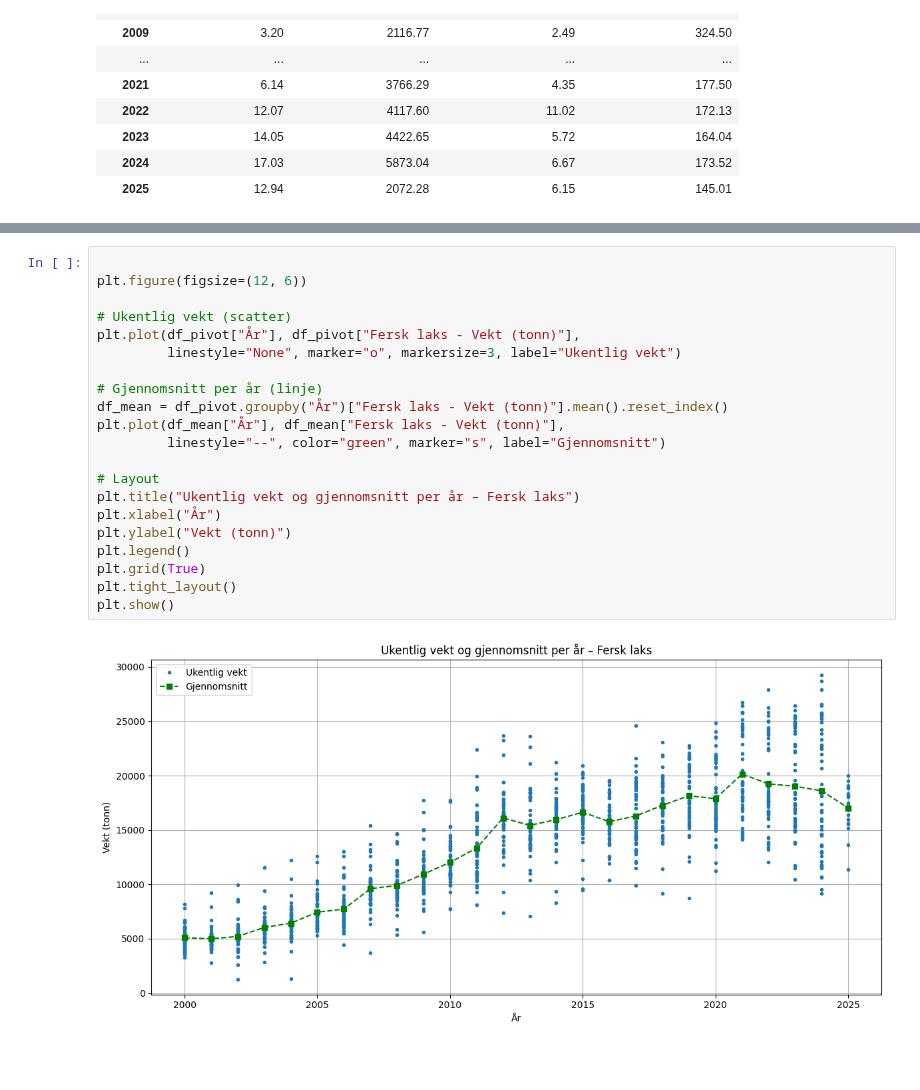
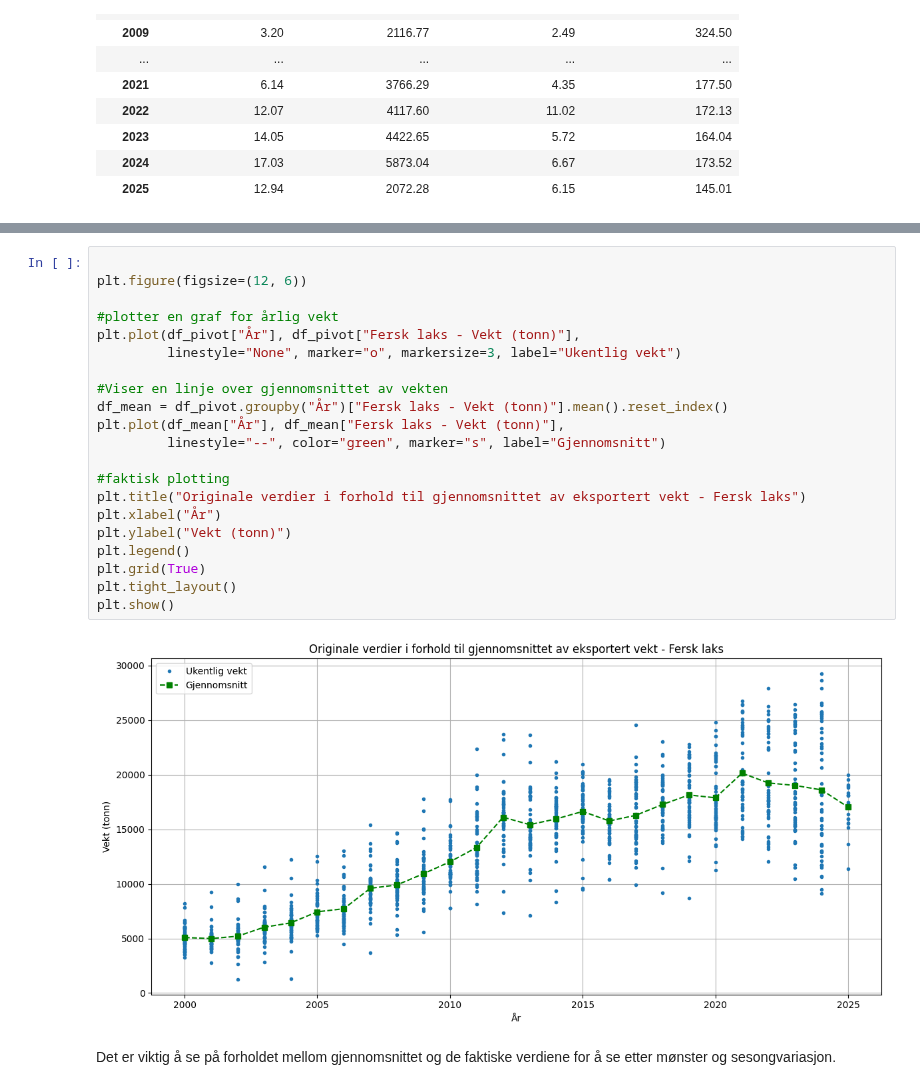
Before and after one commit to selmabn628/prosjekt-programmering, a Jupyter notebook: notebooks/Oppgave 4/Statistisk_dataanalyse_.ipynb, the cells around one changed output, grey strips where cells are left out. Saved outputs shown, nothing was run; the diff lists cells and outputs as text; blank space fills up the shorter version.

```diff
--- a/notebooks/Oppgave 4/Statistisk_dataanalyse_.ipynb
+++ b/notebooks/Oppgave 4/Statistisk_dataanalyse_.ipynb
@@ -442,23 +357,25 @@ if df_pivot is not None:
 # %%
 
 plt.figure(figsize=(12, 6))
 
-# Ukentlig vekt (scatter)
+#plotter en graf for årlig vekt
 plt.plot(df_pivot["År"], df_pivot["Fersk laks - Vekt (tonn)"],
          linestyle="None", marker="o", markersize=3, label="Ukentlig vekt")
 
-# Gjennomsnitt per år (linje)
+#Viser en linje over gjennomsnittet av vekten
 df_mean = df_pivot.groupby("År")["Fersk laks - Vekt (tonn)"].mean().reset_index()
 plt.plot(df_mean["År"], df_mean["Fersk laks - Vekt (tonn)"],
          linestyle="--", color="green", marker="s", label="Gjennomsnitt")
 
-# Layout
-plt.title("Ukentlig vekt og gjennomsnitt per år – Fersk laks")
+#faktisk plotting
+plt.title("Originale verdier i forhold til gjennomsnittet av eksportert vekt - Fersk laks")
 plt.xlabel("År")
 plt.ylabel("Vekt (tonn)")
 plt.legend()
 plt.grid(True)
 plt.tight_layout()
 plt.show()
 # %% [output]
-[figure, old version]
+[figure, new version]
+# %% [markdown]
+Det er viktig å se på forholdet mellom gjennomsnittet og de faktiske verdiene for å se etter mønster og sesongvariasjon.
```
Also changed, not shown: parts of 5 cells of this notebook, 1 other file.
